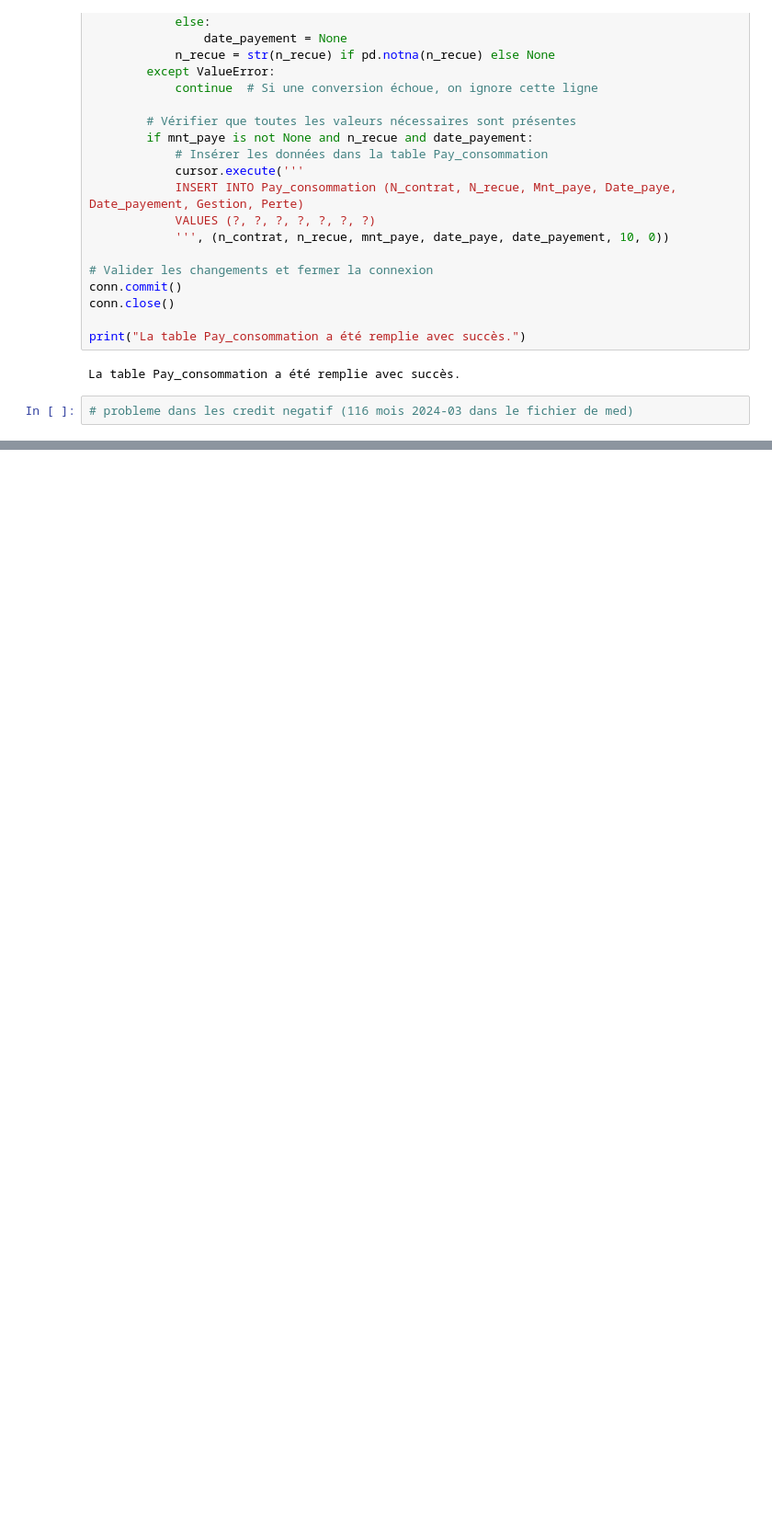
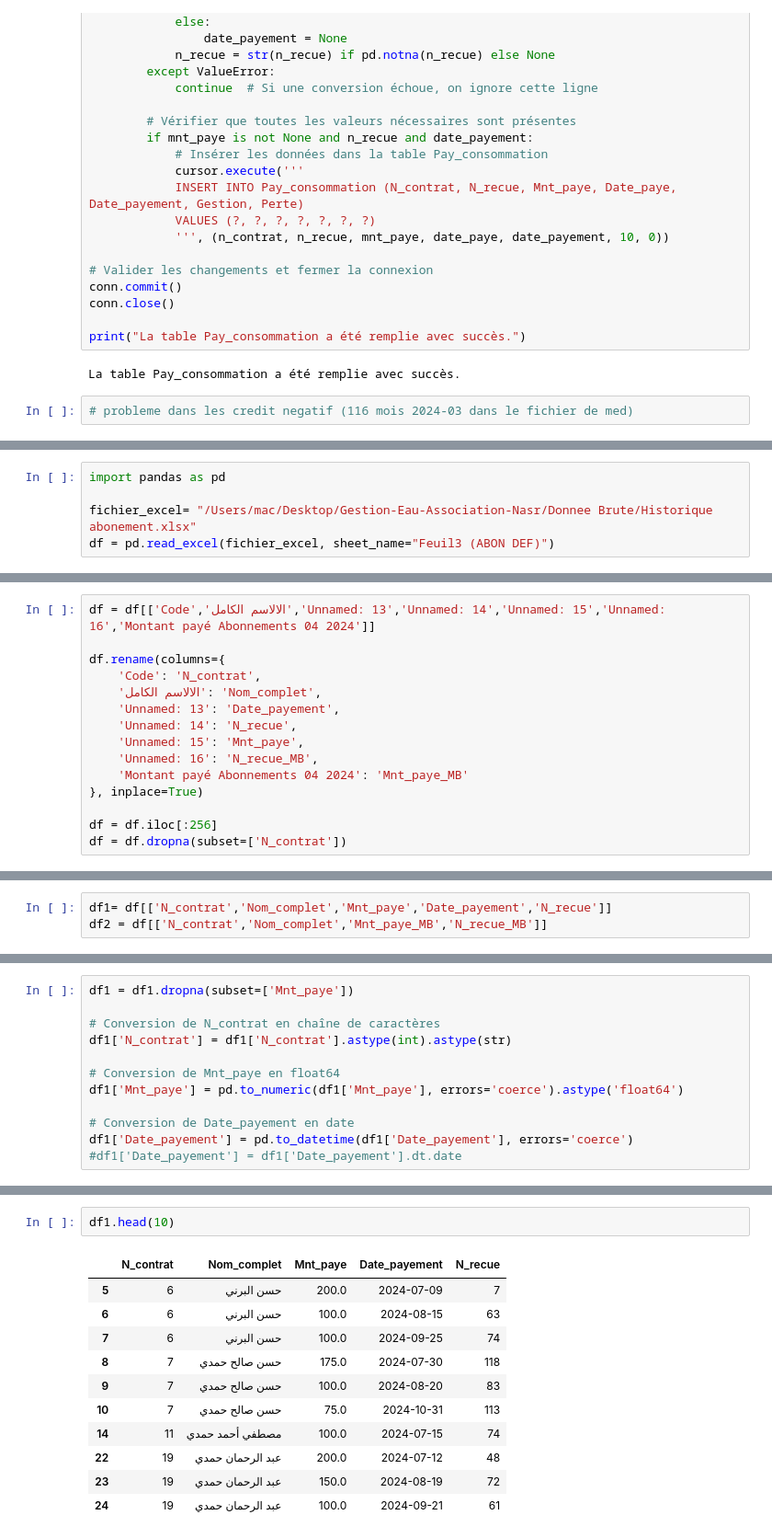
Before and after one commit to laanani-mohamed/Gestion-Eau-Association-Nasr, a Jupyter notebook: notebook/Manipulation_BD.ipynb, the cells around one changed output, grey strips where cells are left out. Shown: that part at 92% size. Saved outputs shown, nothing was run; the diff lists cells and outputs as text; blank space fills up the shorter version.

Commit message:
integration des abonnement mais reste la verification

```diff
--- a/notebook/Manipulation_BD.ipynb
+++ b/notebook/Manipulation_BD.ipynb
@@ -1319,0 +1389,5 @@ La table Pay_consommation a été remplie avec succès.
+# %%
+import pandas as pd
+
+fichier_excel= "/Users/mac/Desktop/Gestion-Eau-Association-Nasr/Donnee Brute/Historique abonement.xlsx"
+df = pd.read_excel(fichier_excel, sheet_name="Feuil3 (ABON DEF)")
@@ -1319,0 +1409,15 @@ La table Pay_consommation a été remplie avec succès.
+# %%
+df = df[['Code','الالاسم الكامل','Unnamed: 13','Unnamed: 14','Unnamed: 15','Unnamed: 16','Montant payé Abonnements 04 2024']]
+
+df.rename(columns={
+    'Code': 'N_contrat',
+    'الالاسم الكامل': 'Nom_complet',
+    'Unnamed: 13': 'Date_payement',
+    'Unnamed: 14': 'N_recue',
+    'Unnamed: 15': 'Mnt_paye',
+    'Unnamed: 16': 'N_recue_MB',
+    'Montant payé Abonnements 04 2024': 'Mnt_paye_MB'
+}, inplace=True)
+
+df = df.iloc[:256]
+df = df.dropna(subset=['N_contrat'])
@@ -1319,0 +1433,3 @@ La table Pay_consommation a été remplie avec succès.
+# %%
+df1= df[['N_contrat','Nom_complet','Mnt_paye','Date_payement','N_recue']]
+df2 = df[['N_contrat','Nom_complet','Mnt_paye_MB','N_recue_MB']]
@@ -1319,0 +1453,12 @@ La table Pay_consommation a été remplie avec succès.
+# %%
+df1 = df1.dropna(subset=['Mnt_paye'])
+
+# Conversion de N_contrat en chaîne de caractères
+df1['N_contrat'] = df1['N_contrat'].astype(int).astype(str)
+
+# Conversion de Mnt_paye en float64
+df1['Mnt_paye'] = pd.to_numeric(df1['Mnt_paye'], errors='coerce').astype('float64')
+
+# Conversion de Date_payement en date
+df1['Date_payement'] = pd.to_datetime(df1['Date_payement'], errors='coerce')
+#df1['Date_payement'] = df1['Date_payement'].dt.date
@@ -1319,0 +1480,14 @@ La table Pay_consommation a été remplie avec succès.
+# %%
+df1.head(10)
+# %% [output]
+|  | N_contrat | Nom_complet | Mnt_paye | Date_payement | N_recue |
+| 5 | 6 | حسن البرني | 200.0 | 2024-07-09 | 7 |
+| 6 | 6 | حسن البرني | 100.0 | 2024-08-15 | 63 |
+| 7 | 6 | حسن البرني | 100.0 | 2024-09-25 | 74 |
+| 8 | 7 | حسن صالح حمدي | 175.0 | 2024-07-30 | 118 |
+| 9 | 7 | حسن صالح حمدي | 100.0 | 2024-08-20 | 83 |
+| 10 | 7 | حسن صالح حمدي | 75.0 | 2024-10-31 | 113 |
+| 14 | 11 | مصطفي أحمد حمدي | 100.0 | 2024-07-15 | 74 |
+| 22 | 19 | عبد الرحمان حمدي | 200.0 | 2024-07-12 | 48 |
+| 23 | 19 | عبد الرحمان حمدي | 150.0 | 2024-08-19 | 72 |
+| 24 | 19 | عبد الرحمان حمدي | 100.0 | 2024-09-21 | 61 |
```
Also changed, not shown: parts of 30 cells of this notebook, 7 other files.
